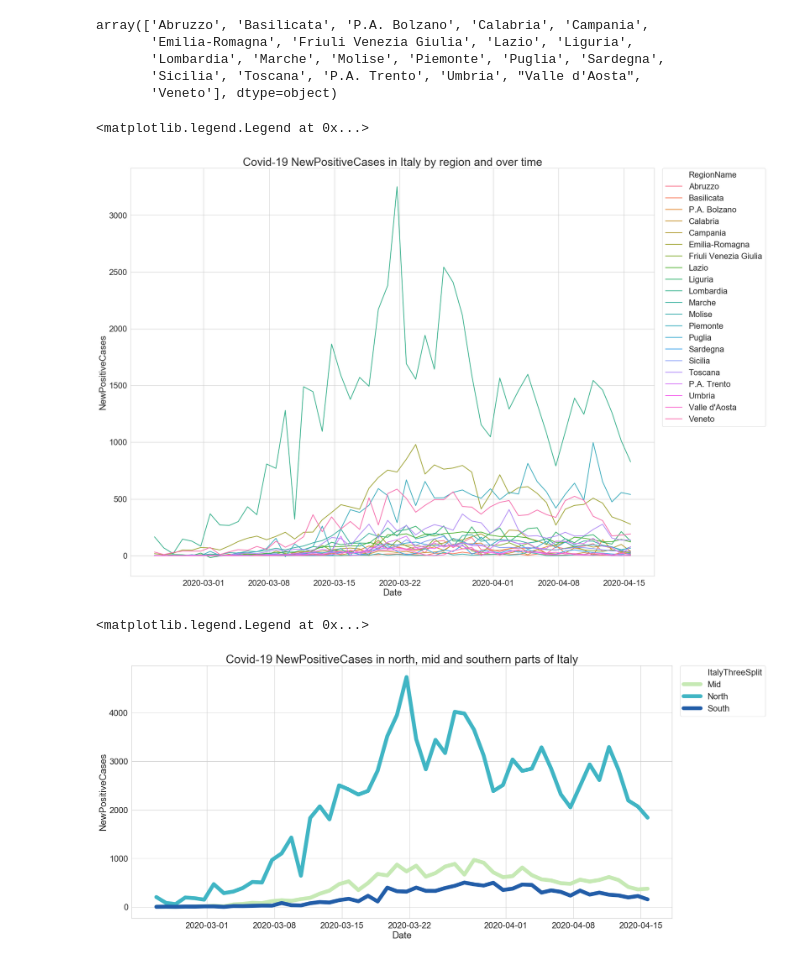
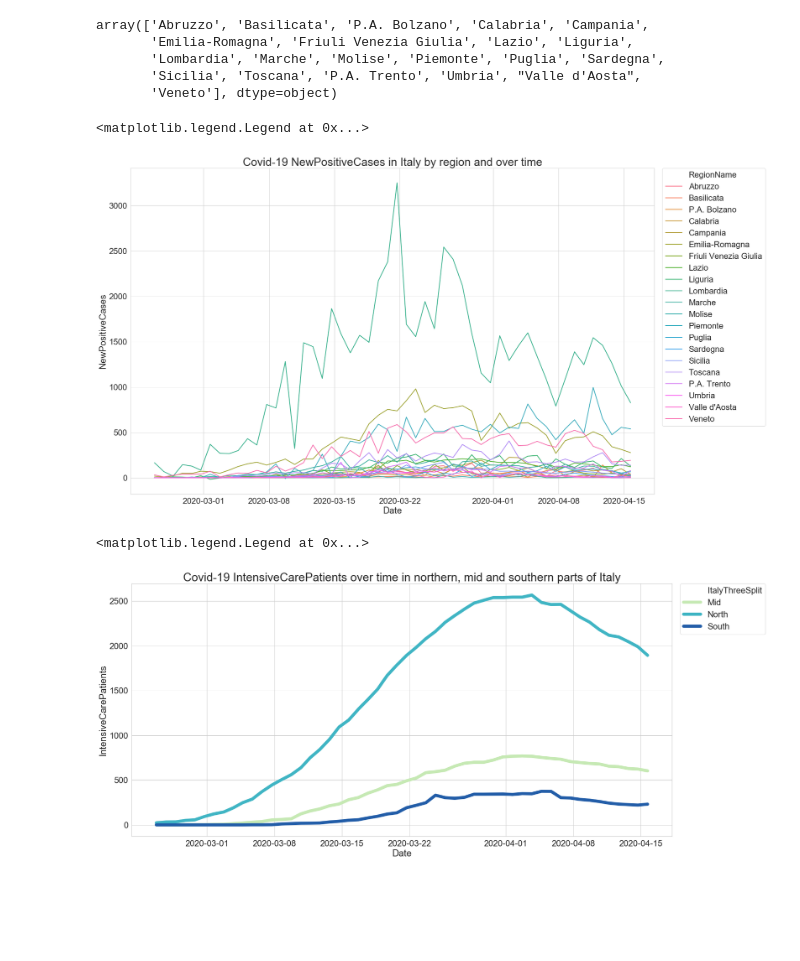
Before and after one commit to PerLiljekvist/Python-Pandas-Italy-Corona, a Jupyter notebook: Italy Covid-19.ipynb, the cells around one changed output. Saved outputs shown, nothing was run; the diff lists cells and outputs as text; code cells hidden in the pictures; blank space fills up the shorter version.

```diff
--- a/Italy Covid-19.ipynb
+++ b/Italy Covid-19.ipynb
@@ -90,23 +90,23 @@ Italy_covid19_df.loc[Italy_covid19_df.RegionName == "Sardegna", "ItalyThreeSplit
 # %%
 #deaths by region
 
 measure = 'NewPositiveCases'
 
-plt.figure(figsize=(25, 20))
+plt.figure(figsize=(25, 16))
 
 style = sns.set(style="whitegrid",
         font_scale=2,
         rc={"lines.linewidth": 2.0})
 sns.lineplot(x="Date",
              y=measure,
              hue="RegionName",
              #palette="YlGnBu",
              data=Italy_covid19_df).set_title( 'Covid-19 ' + measure + ' in Italy by region and over time',fontsize=30)
 
 plt.legend(bbox_to_anchor=(1.015, 1), loc=2, borderaxespad=0)
 # %% [output]
 <matplotlib.legend.Legend at 0x...>
-[figure, old version]
+[figure, new version]
 # %%
 # group by date and north, mid and south
 
@@ -116,21 +116,21 @@ grouped_by_region_df = Italy_covid19_df.groupby(['Date', 'ItalyThreeSplit'],
                                                 'NewPositiveCases',
                                                  'TestsPerformed'].sum()
 # %%
-measure = 'NewPositiveCases'
+measure = 'IntensiveCarePatients'
 
 plt.figure(figsize=(25, 12))
 
 style = sns.set(style="whitegrid",
         font_scale=2,
-        rc={"lines.linewidth": 10.0})
+        rc={"lines.linewidth": 8.0})
 
 sns.lineplot(x="Date",
              y=measure,
              hue="ItalyThreeSplit",
              palette="YlGnBu",
-             data=grouped_by_region_df[grouped_by_region_df.ItalyThreeSplit != 'Sardinia']).set_title( 'Covid-19 ' + measure + ' in north, mid and southern parts of Italy',fontsize=30)
+             data=grouped_by_region_df[grouped_by_region_df.ItalyThreeSplit != 'Sardinia']).set_title( 'Covid-19 ' + measure + ' over time in northern, mid and southern parts of Italy',fontsize=30)
 
 plt.legend(bbox_to_anchor=(1.015, 1), loc=2, borderaxespad=0)
 # %% [output]
 <matplotlib.legend.Legend at 0x...>
-[figure, old version]
+[figure, new version]
```
